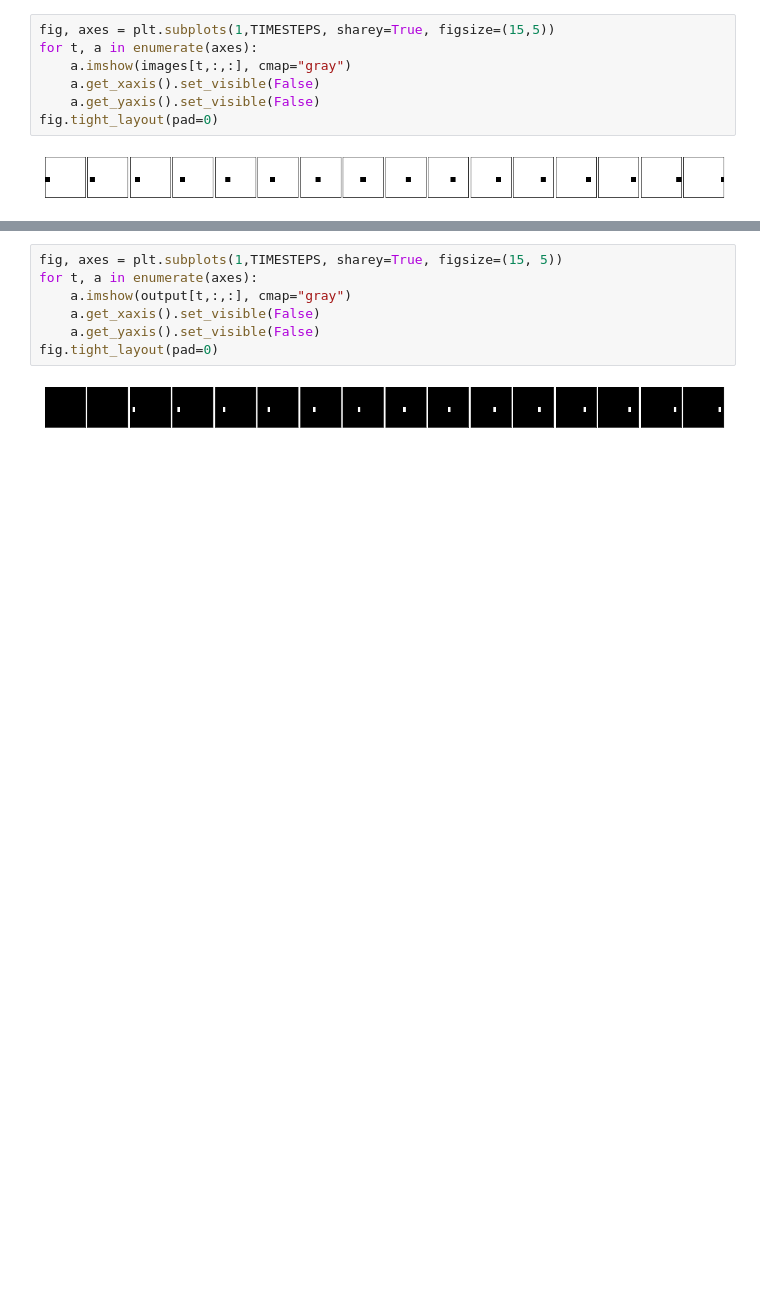
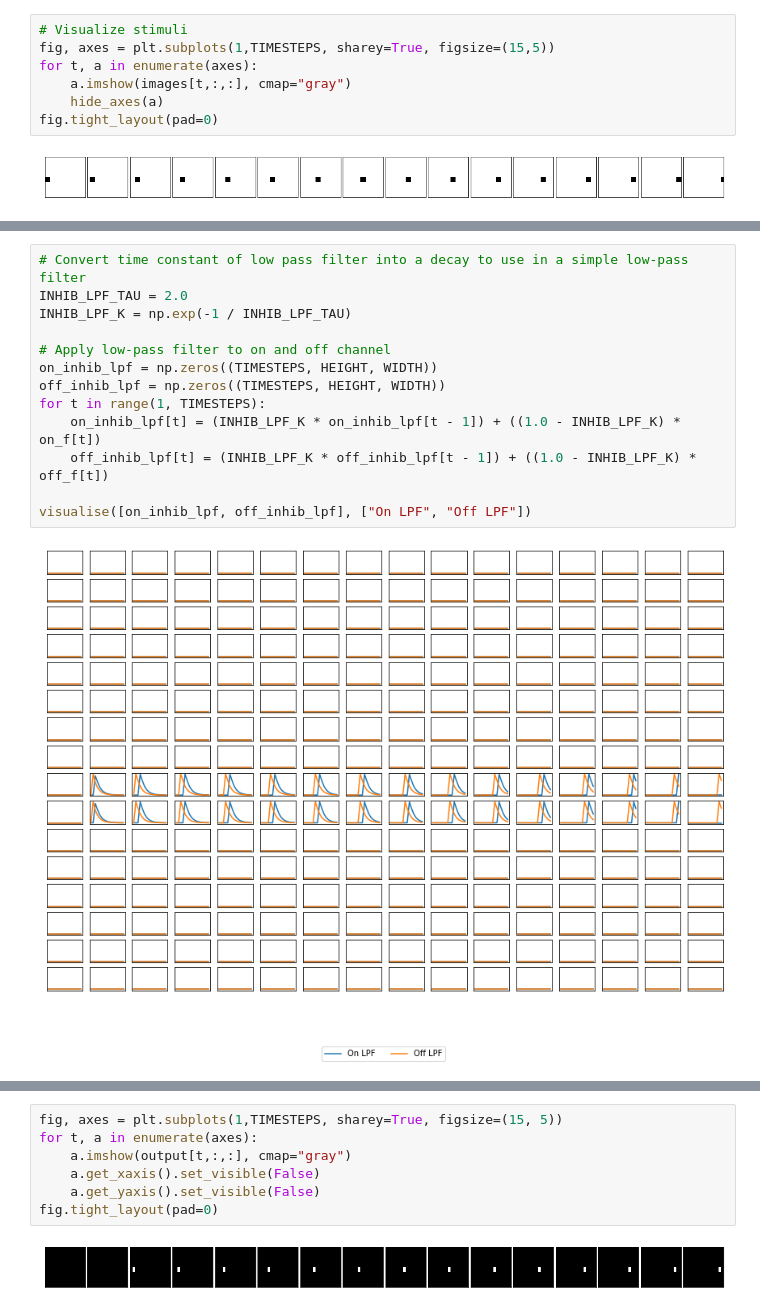
Before and after one commit to neworderofjamie/hover, a Jupyter notebook: hover_2d.ipynb, the cells around one changed output, grey strips where cells are left out. Saved outputs shown, nothing was run; the diff lists cells and outputs as text; blank space fills up the shorter version.

Commit message:
added figures, more comments and explanations

```diff
--- a/hover_2d.ipynb
+++ b/hover_2d.ipynb
@@ -38,11 +45,11 @@ images = np.ones((TIMESTEPS, HEIGHT, WIDTH))
 for i in range(TIMESTEPS):
     images[i,STIM_Y:STIM_Y+STIM_HEIGHT,i:i+STIM_WIDTH] = 0.0
 # %%
+# Visualize stimuli
 fig, axes = plt.subplots(1,TIMESTEPS, sharey=True, figsize=(15,5))
 for t, a in enumerate(axes):
     a.imshow(images[t,:,:], cmap="gray")
-    a.get_xaxis().set_visible(False)
-    a.get_yaxis().set_visible(False)
+    hide_axes(a)
 fig.tight_layout(pad=0)
 # %% [output]
 [figure]
@@ -75,2 +91,17 @@ visualise([on_f, off_f], ["On", "Off"])
+# %%
+# Convert time constant of low pass filter into a decay to use in a simple low-pass filter
+INHIB_LPF_TAU = 2.0
+INHIB_LPF_K = np.exp(-1 / INHIB_LPF_TAU)
+
+# Apply low-pass filter to on and off channel
+on_inhib_lpf = np.zeros((TIMESTEPS, HEIGHT, WIDTH))
+off_inhib_lpf = np.zeros((TIMESTEPS, HEIGHT, WIDTH))
+for t in range(1, TIMESTEPS):
+    on_inhib_lpf[t] = (INHIB_LPF_K * on_inhib_lpf[t - 1]) + ((1.0 - INHIB_LPF_K) * on_f[t])
+    off_inhib_lpf[t] = (INHIB_LPF_K * off_inhib_lpf[t - 1]) + ((1.0 - INHIB_LPF_K) * off_f[t])
+
+visualise([on_inhib_lpf, off_inhib_lpf], ["On LPF", "Off LPF"])
+# %% [output]
+[figure, added]
 # %% [markdown]
 # Calculate inhibition
```
Also changed, not shown: parts of 16 cells of this notebook.
